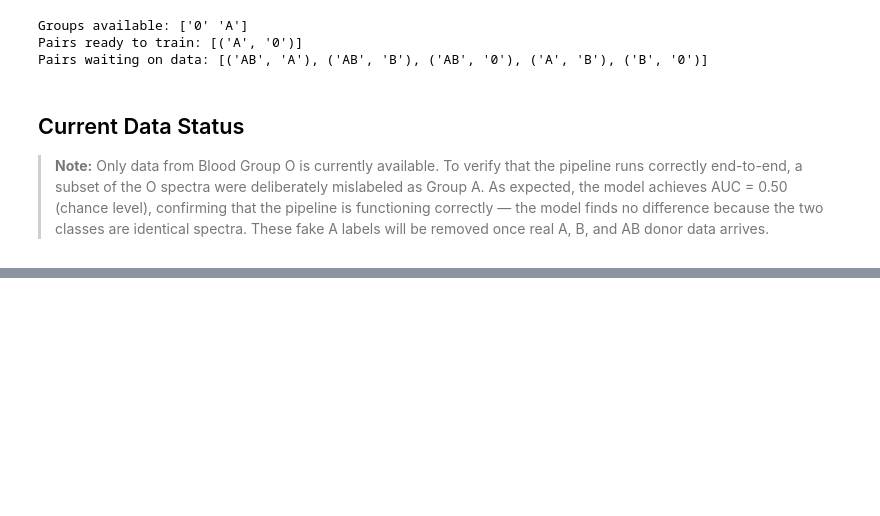
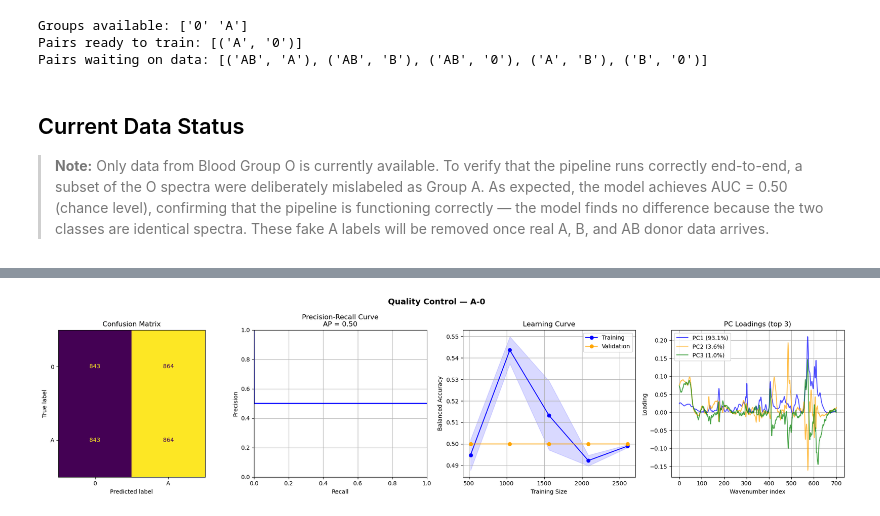
Before and after one commit to DonnaKaredan/SVM_BloodRaman, a Jupyter notebook: SVM-ABO.ipynb, the cells around one changed output, grey strips where cells are left out. Cells and saved outputs as stored; diff of their text form; code cells hidden in the pictures; blank space fills up the shorter version.

Commit message:
update markdown documentation, add quality control plots

```diff
--- a/SVM-ABO.ipynb
+++ b/SVM-ABO.ipynb
@@ -335,0 +367,96 @@ Index: []
+# %%
+from sklearn.metrics import (
+    confusion_matrix, ConfusionMatrixDisplay,
+    precision_recall_curve, average_precision_score
+)
+from sklearn.model_selection import learning_curve
+import matplotlib.pyplot as plt
+import numpy as np
+
+for cls1, cls2 in pairs:
+    label = f"{cls1}-{cls2}"
+
+    if label not in results:
+        continue
+
+    # get data for this pair
+    mask     = np.isin(y, [cls1, cls2])
+    X_pair   = X[mask]
+    y_pair   = y[mask]
+    grp_pair = groups[mask]
+    y_bin    = (y_pair == cls1).astype(int)
+
+    # refit best model on full data for plotting
+    best_model = gs.best_estimator_
+    best_model.fit(X_pair, y_bin)
+    y_pred      = best_model.predict(X_pair)
+    y_prob = best_model.predict_proba(X_pair)[:,1]
+
+    fig, axes = plt.subplots(1, 4, figsize=(20, 5))
+    fig.suptitle(f"Quality Control — {label}", fontsize=14, fontweight='bold')
+
+    # ── Plot 1: Confusion Matrix ───────────────────────────────────────────
+    cm = confusion_matrix(y_bin, y_pred)
+    disp = ConfusionMatrixDisplay(confusion_matrix=cm,
+                                   display_labels=[cls2, cls1])
+    disp.plot(ax=axes[0], colorbar=False)
+    axes[0].set_title("Confusion Matrix")
+
+    # ── Plot 2: Precision-Recall Curve ────────────────────────────────────
+    precision, recall, _ = precision_recall_curve(y_bin, y_prob)
+    ap = average_precision_score(y_bin, y_prob)
+    axes[1].plot(recall, precision, color='blue', lw=2)
+    axes[1].set_xlabel("Recall")
+    axes[1].set_ylabel("Precision")
+    axes[1].set_title(f"Precision-Recall Curve\nAP = {ap:.2f}")
+    axes[1].set_xlim([0, 1])
+    axes[1].set_ylim([0, 1])
+    axes[1].grid(True)
+
+    # ── Plot 3: Learning Curve (train vs validation) ───────────────────────
+    train_sizes, train_scores, val_scores = learning_curve(
+        best_model,
+        X_pair, y_bin,
+        cv=GroupKFold(n_splits=5),
+        groups=grp_pair,
+        scoring='balanced_accuracy',
+        train_sizes=np.linspace(0.2, 1.0, 5),
+        n_jobs=-1
+    )
+    train_mean = train_scores.mean(axis=1)
+    train_std  = train_scores.std(axis=1)
+    val_mean   = val_scores.mean(axis=1)
+    val_std    = val_scores.std(axis=1)
+
+    axes[2].plot(train_sizes, train_mean, 'o-', color='blue',  label='Training')
+    axes[2].plot(train_sizes, val_mean,   'o-', color='orange', label='Validation')
+    axes[2].fill_between(train_sizes,
+                          train_mean - train_std,
+                          train_mean + train_std, alpha=0.15, color='blue')
+    axes[2].fill_between(train_sizes,
+                          val_mean - val_std,
+                          val_mean + val_std, alpha=0.15, color='orange')
+    axes[2].set_xlabel("Training Size")
+    axes[2].set_ylabel("Balanced Accuracy")
+    axes[2].set_title("Learning Curve")
+    axes[2].legend()
+    axes[2].grid(True)
+
+    # ── Plot 4: PC Loadings (Feature Importance) ──────────────────────────
+    pca_step   = best_model.named_steps['pca']
+    n_pcs      = min(3, pca_step.n_components_)
+    colors     = ['blue', 'orange', 'green']
+    for i in range(n_pcs):
+        axes[3].plot(pca_step.components_[i],
+                     color=colors[i], alpha=0.7,
+                     label=f"PC{i+1} ({pca_step.explained_variance_ratio_[i]*100:.1f}%)")
+    axes[3].set_xlabel("Wavenumber index")
+    axes[3].set_ylabel("Loading")
+    axes[3].set_title("PC Loadings (top 3)")
+    axes[3].legend()
+    axes[3].grid(True)
+
+    plt.tight_layout()
+    plt.show()
+# %% [output]
+[figure, added]
```
Also changed, not shown: parts of 4 cells of this notebook.
